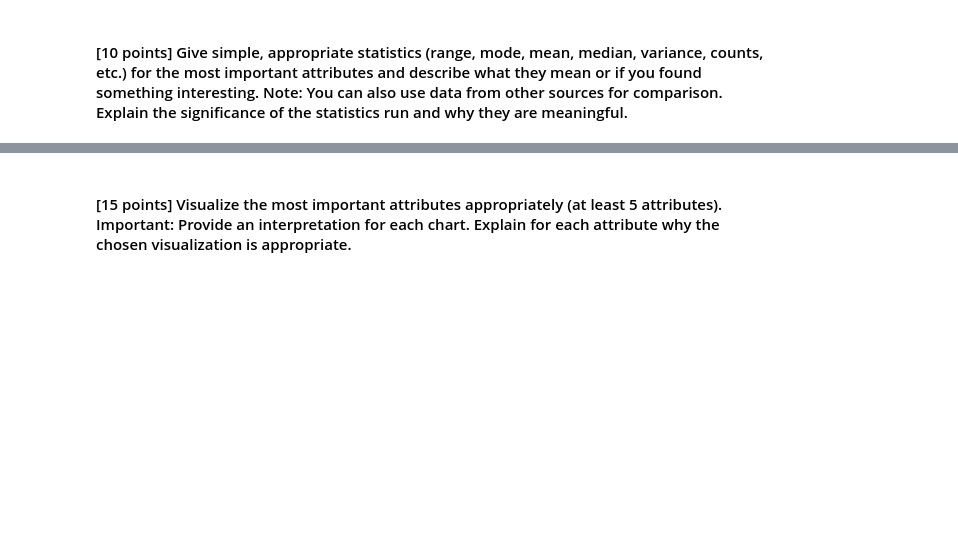
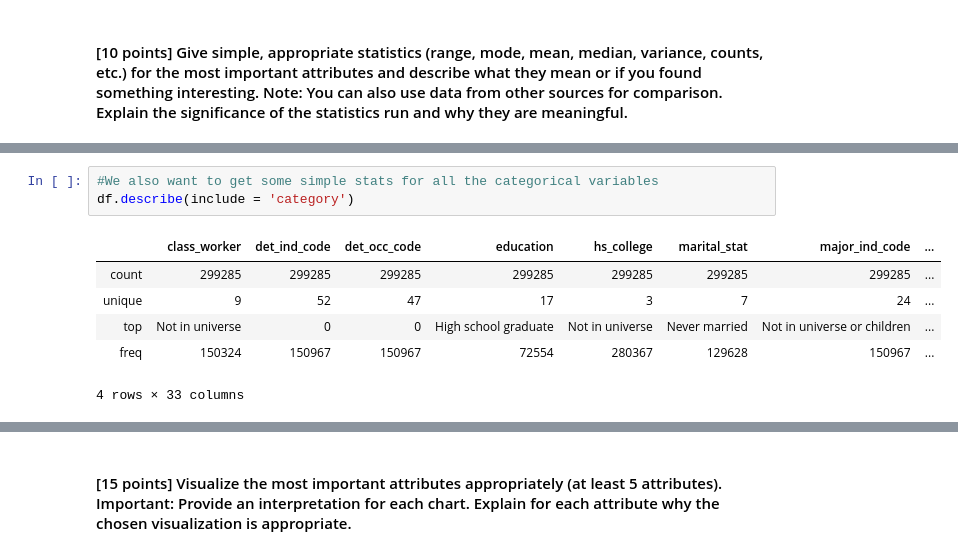
Before and after one commit to mcgrupp2/DS7331_termProject, a Jupyter notebook: roughDraftOutline.ipynb, the cells around one changed output, grey strips where cells are left out. Cells and saved outputs as stored; diff of their text form; blank space fills up the shorter version.

```diff
--- a/roughDraftOutline.ipynb
+++ b/roughDraftOutline.ipynb
@@ -32,0 +243,10 @@ This data is important because it allows labor force analysts to produce a stati
+# %%
+#We also want to get some simple stats for all the categorical variables
+df.describe(include = 'category')
+# %% [output]
+|  | class_worker | det_ind_code | det_occ_code | education | hs_college | marital_stat | major_ind_code | ... |
+| count | 299285 | 299285 | 299285 | 299285 | 299285 | 299285 | 299285 | ... |
+| unique | 9 | 52 | 47 | 17 | 3 | 7 | 24 | ... |
+| top | Not in universe | 0 | 0 | High school graduate | Not in universe | Never married | Not in universe or children | ... |
+| freq | 150324 | 150967 | 150967 | 72554 | 280367 | 129628 | 150967 | ... |
+4 rows × 33 columns
```
Also changed, not shown: parts of 9 cells of this notebook.
